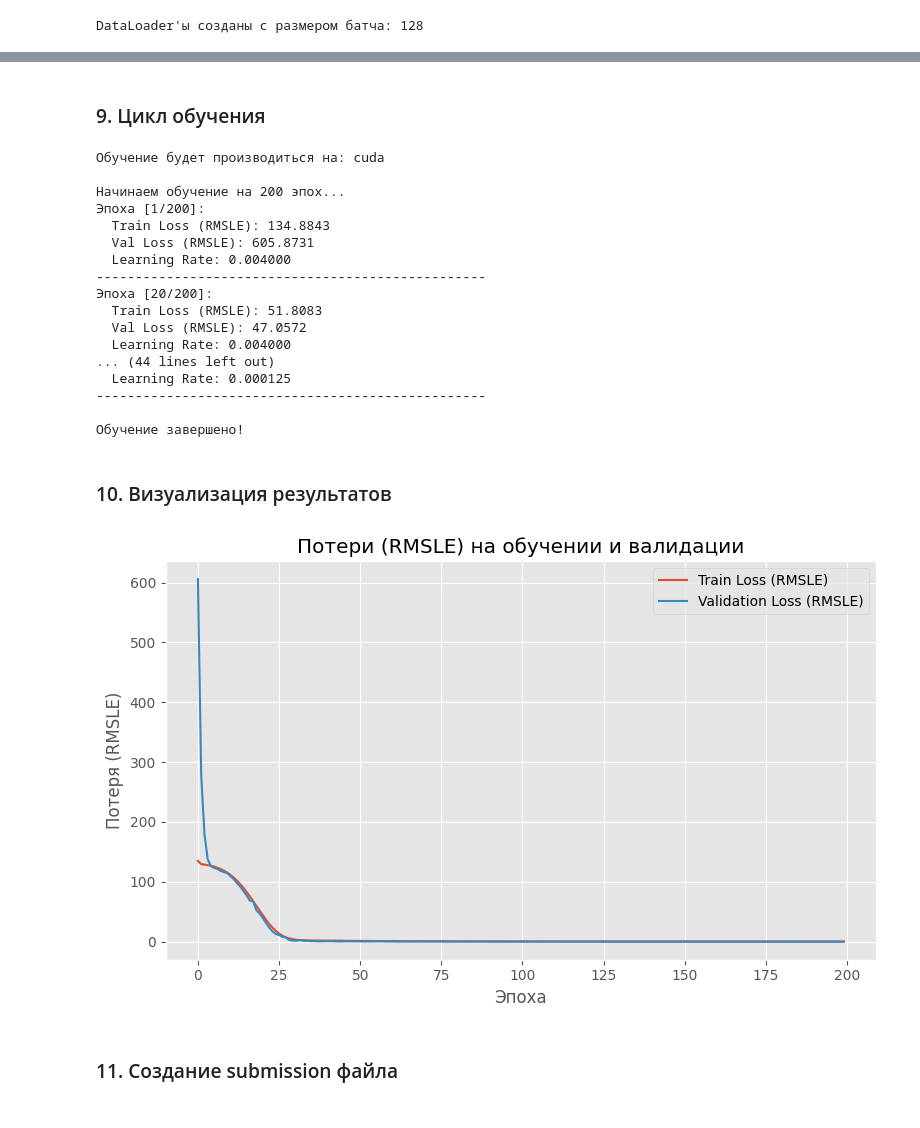
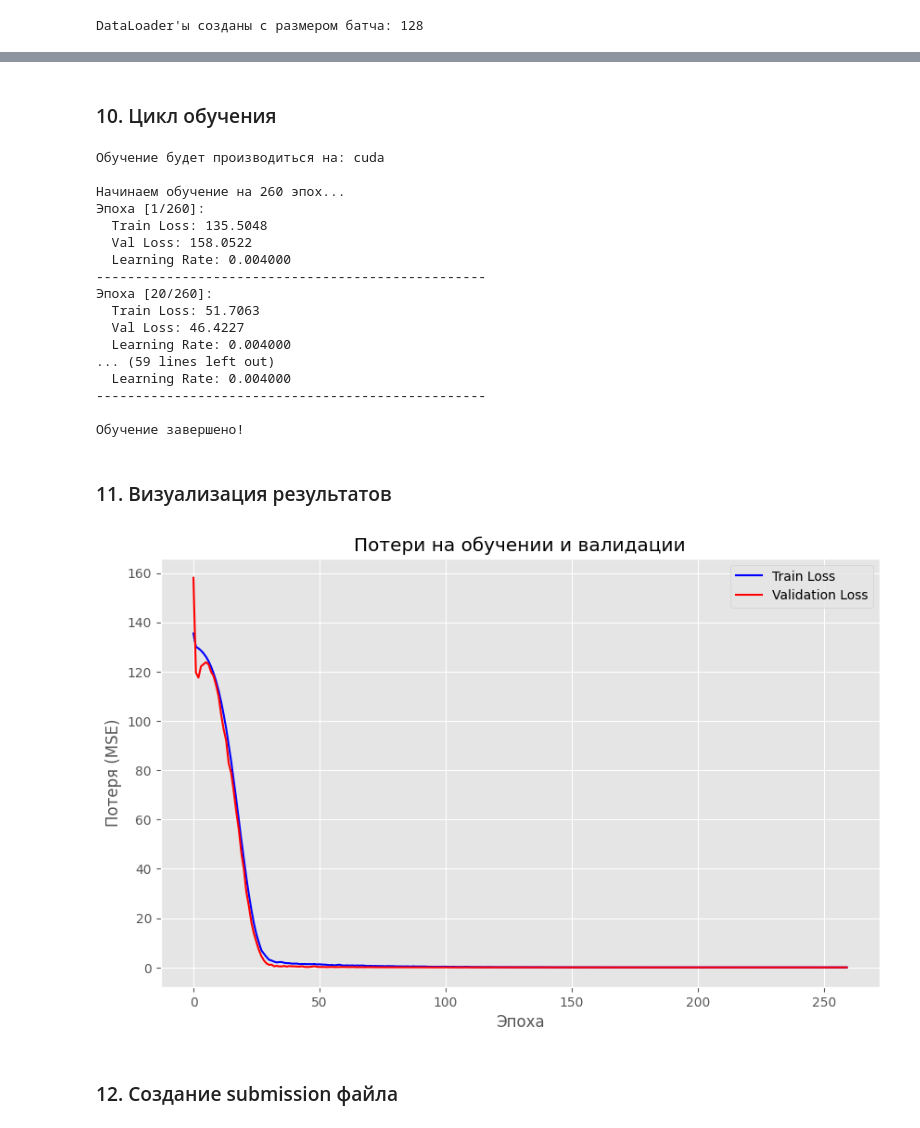
Before and after one commit to Vasja1142/kaggle-house-prices-analysis, a Jupyter notebook: kaggle-house-prices-analysis.ipynb, the cells around one changed output, grey strips where cells are left out. Cells and saved outputs as stored; diff of their text form; code cells hidden in the pictures.

```diff
--- a/kaggle-house-prices-analysis.ipynb
+++ b/kaggle-house-prices-analysis.ipynb
@@ -278,6 +383,6 @@ y_train_tensor: torch.Size([1168, 1])
 # %%
 class HousesDataset(Dataset):
-    """Класс для работы с данными Titanic"""
+    """Класс для работы с данными о домах"""
 
     def __init__(self, features, labels=None):
         self.features = features
@@ -428,15 +493,13 @@ Parameter Group 0
 # %% [markdown]
-### 9. Цикл обучения
+### 10. Цикл обучения
 # %%
-# Ячейка 9: Цикл обучения (обновленная)
-
 # Настройка устройства
 device = torch.device("cuda" if torch.cuda.is_available() else "cpu")
 print(f"\nОбучение будет производиться на: {device}")
 model.to(device)
 
 # Гиперпараметры
-num_epochs = 200
+num_epochs = 260
 train_losses = []
 val_losses = []
 
@@ -453,7 +516,7 @@ for epoch in range(num_epochs):
 
         optimizer.zero_grad()
         outputs = model(features)
-        loss = criterion(outputs, labels) # Здесь теперь RMSLELoss
+        loss = criterion(outputs, labels)
         loss.backward()
         optimizer.step()
 
@@ -472,25 +535,21 @@ for epoch in range(num_epochs):
             labels = labels.to(device)
 
             outputs = model(features)
-            loss = criterion(outputs, labels) # Здесь теперь RMSLELoss
+            loss = criterion(outputs, labels)
             current_epoch_val_loss += loss.item() * features.size(0)
 
-
-
     epoch_val_loss = current_epoch_val_loss / len(val_loader.dataset)
-
-
     val_losses.append(epoch_val_loss)
 
     # Обновление планировщика
-    scheduler.step(epoch_val_loss) # Валидационная потеря (RMSLE) используется для планировщика
+    scheduler.step(epoch_val_loss)
     current_lr = optimizer.param_groups[0]['lr']
 
     # Вывод результатов эпохи
     if (epoch + 1) % 20 == 0 or epoch == 0:
         print(f"Эпоха [{epoch+1}/{num_epochs}]:")
-        print(f"  Train Loss (RMSLE): {epoch_train_loss:.4f}")
-        print(f"  Val Loss (RMSLE): {epoch_val_loss:.4f}")
+        print(f"  Train Loss: {epoch_train_loss:.4f}")
+        print(f"  Val Loss: {epoch_val_loss:.4f}")
         print(f"  Learning Rate: {current_lr:.6f}")
         print("-" * 50)
 
@@ -498,39 +557,35 @@ print("\nОбучение завершено!")
 # %% [output]
 Обучение будет производиться на: cuda
 
-Начинаем обучение на 200 эпох...
-Эпоха [1/200]:
-  Train Loss (RMSLE): 134.8843
-  Val Loss (RMSLE): 605.8731
+Начинаем обучение на 260 эпох...
+Эпоха [1/260]:
+  Train Loss: 135.5048
+  Val Loss: 158.0522
   Learning Rate: 0.004000
 --------------------------------------------------
-Эпоха [20/200]:
-  Train Loss (RMSLE): 51.8083
-  Val Loss (RMSLE): 47.0572
+Эпоха [20/260]:
+  Train Loss: 51.7063
+  Val Loss: 46.4227
   Learning Rate: 0.004000
-... (44 lines left out)
-  Learning Rate: 0.000125
+... (59 lines left out)
+  Learning Rate: 0.004000
 --------------------------------------------------
 
 Обучение завершено!
 # %% [markdown]
-### 10. Визуализация результатов
+### 11. Визуализация результатов
 # %%
-# Ячейка 10: Визуализация результатов (обновленная)
-
-plt.figure(figsize=(8, 5)) # Можно сделать один график поменьше
-
-plt.plot(train_losses, label='Train Loss (RMSLE)')
-plt.plot(val_losses, label='Validation Loss (RMSLE)')
+plt.figure(figsize=(10, 6))
+plt.plot(train_losses, label='Train Loss', color='blue')
+plt.plot(val_losses, label='Validation Loss', color='red')
 plt.xlabel('Эпоха')
-plt.ylabel('Потеря (RMSLE)')
+plt.ylabel('Потеря (MSE)')
 plt.legend()
-plt.title('Потери (RMSLE) на обучении и валидации')
-
-plt.tight_layout()
+plt.title('Потери на обучении и валидации')
+plt.grid(True)
 plt.show()
 # %% [output]
-[figure, old version]
+[figure, new version]
 # %% [markdown]
-### 11. Создание submission файла
+### 12. Создание submission файла
 # %%
```
Also changed, not shown: parts of 23 cells of this notebook, 3 other files.
